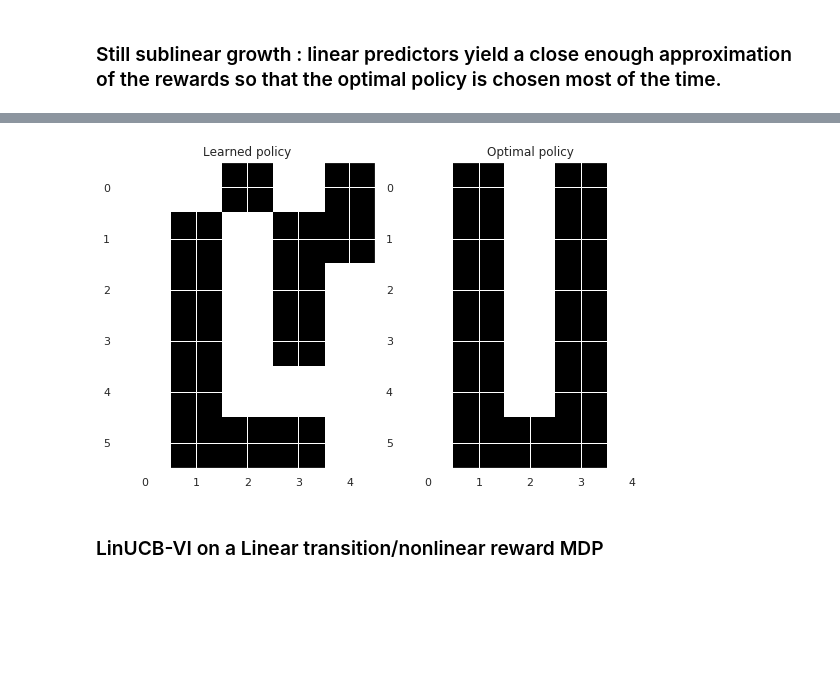
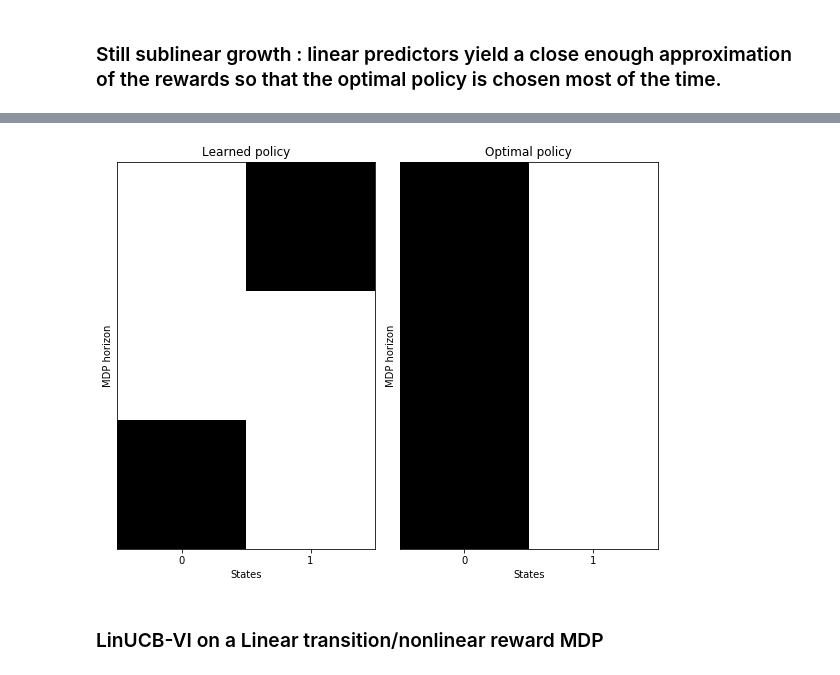
Before and after one commit to sauxpa/neural_exploration, a Jupyter notebook: LinUCBVI.ipynb, the cells around one changed output, grey strips where cells are left out. Saved outputs shown, nothing was run; the diff lists cells and outputs as text; code cells hidden in the pictures; blank space fills up the shorter version.

```diff
--- a/LinUCBVI.ipynb
+++ b/LinUCBVI.ipynb
@@ -10,15 +13,18 @@ Using TensorFlow backend.
 # %% [markdown]
 ### MDP settings
 # %%
-H = 6
-n_states = 5
+H = 3
+n_states = 2
 n_actions = 2
-n_features = 16
+n_features = 8
 
-noise_std = 0.0
+noise_std = 0.01
 
 n_episodes = int(1e4)
 n_sim = 1
+
+SEED = 42
+np.random.seed(SEED)
 # %% [markdown]
 ### LinUCB-VI on a Linear MDP
 # %%
@@ -43,9 +50,10 @@ for i in range(n_sim):
     mdp.reset_rewards()
     model = LinUCBVI(mdp,
                      n_episodes=n_episodes,
-                     init_state=0,
+#                      init_state=0,
                      reg_factor=1,
-                     confidence_scaling_factor=1,
+#                      confidence_scaling_factor=1.0,
+                     confidence_scaling_factor=noise_std,
                     )
     model.run()
     regrets[i] = np.cumsum(model.regrets)
@@ -112,42 +133,54 @@ for i in range(n_sim):
                      n_episodes=n_episodes,
                      init_state=0,
                      reg_factor=1,
-                     confidence_scaling_factor=1,
-                    )
+                     confidence_scaling_factor=noise_std,
+                     )
     model.run()
     regrets[i] = np.cumsum(model.regrets)
 # %% [markdown]
 ### Still sublinear growth : linear predictors yield a close enough approximation of the rewards so that the optimal policy is chosen most of the time.
 # %%
-fig, axes = plt.subplots(figsize=(11, 8), nrows=2, ncols=1)
+with sns.axes_style('darkgrid'):
+    fig, axes = plt.subplots(figsize=(11, 8), nrows=2, ncols=1)
 
+    ax = axes[0]
+    t = np.arange(n_episodes)
+    mean_regrets = np.mean(regrets, axis=0)
+    std_regrets = np.std(regrets, axis=0) / np.sqrt(regrets.shape[0])
+    ax.plot(mean_regrets)
+    ax.fill_between(t, mean_regrets - 2*std_regrets, mean_regrets + 2*std_regrets, alpha=0.15)
+    ax.set_title('Cumulative regret')
+
+    ax = axes[1]
+    index = range(mdp.n_features)
+    ax.bar(index, model.theta[-1], label='Learned parameters')
+    ax.bar(index, a, label='True parameters', alpha=0.5)
+    ax.legend()
+
+    plt.tight_layout()
+    plt.show()
+
+    fig.savefig('linucbvi_quad.pdf')
+
+fig, axes = plt.subplots(figsize=(8, 8), nrows=1, ncols=2)
 ax = axes[0]
-t = np.arange(n_episodes)
-mean_regrets = np.mean(regrets, axis=0)
-std_regrets = np.std(regrets, axis=0) / np.sqrt(regrets.shape[0])
-ax.plot(mean_regrets)
-ax.fill_between(t, mean_regrets - 2*std_regrets, mean_regrets + 2*std_regrets, alpha=0.15)
-ax.set_title('Cumulative regret')
+ax.imshow(model.policy, cmap='gray', vmin=0, vmax=mdp.n_actions-1)
+ax.set_xticks(range(mdp.n_states))
+ax.set_xlabel('States')
+ax.set_yticks([])
+ax.set_ylabel('MDP horizon')
+ax.set_title('Learned policy')
 
 ax = axes[1]
-index = range(mdp.n_features)
-ax.bar(index, model.theta[-1], label='Learned parameters')
-ax.bar(index, a, label='True parameters', alpha=0.5)
-ax.legend()
+ax.imshow(model.pi_star, cmap='gray', vmin=0, vmax=mdp.n_actions-1)
+ax.set_xticks(range(mdp.n_states))
+ax.set_xlabel('States')
+ax.set_yticks([])
+ax.set_ylabel('MDP horizon')
+ax.set_title('Optimal policy')
 
 plt.tight_layout()
 plt.show()
 
-fig, axes = plt.subplots(figsize=(8, 8), nrows=1, ncols=2)
-
-ax = axes[0]
-ax.imshow(model.policy, cmap='gray', vmin=0, vmax=mdp.n_actions-1)
-ax.set_title('Learned policy')
-
-ax = axes[1]
-ax.imshow(model.pi_star, cmap='gray', vmin=0, vmax=mdp.n_actions-1)
-ax.set_title('Optimal policy')
-
-plt.tight_layout()
-plt.show()
+fig.savefig('linucbvi_quad_policy.pdf')
 # %% [output]
@@ -155,4 +188,4 @@ plt.show()
-[figure, old version]
+[figure, new version]
 # %% [markdown]
 ### LinUCB-VI on a Linear transition/nonlinear reward MDP
 # %%
```
Also changed, not shown: parts of 9 cells of this notebook, 15 other files.
